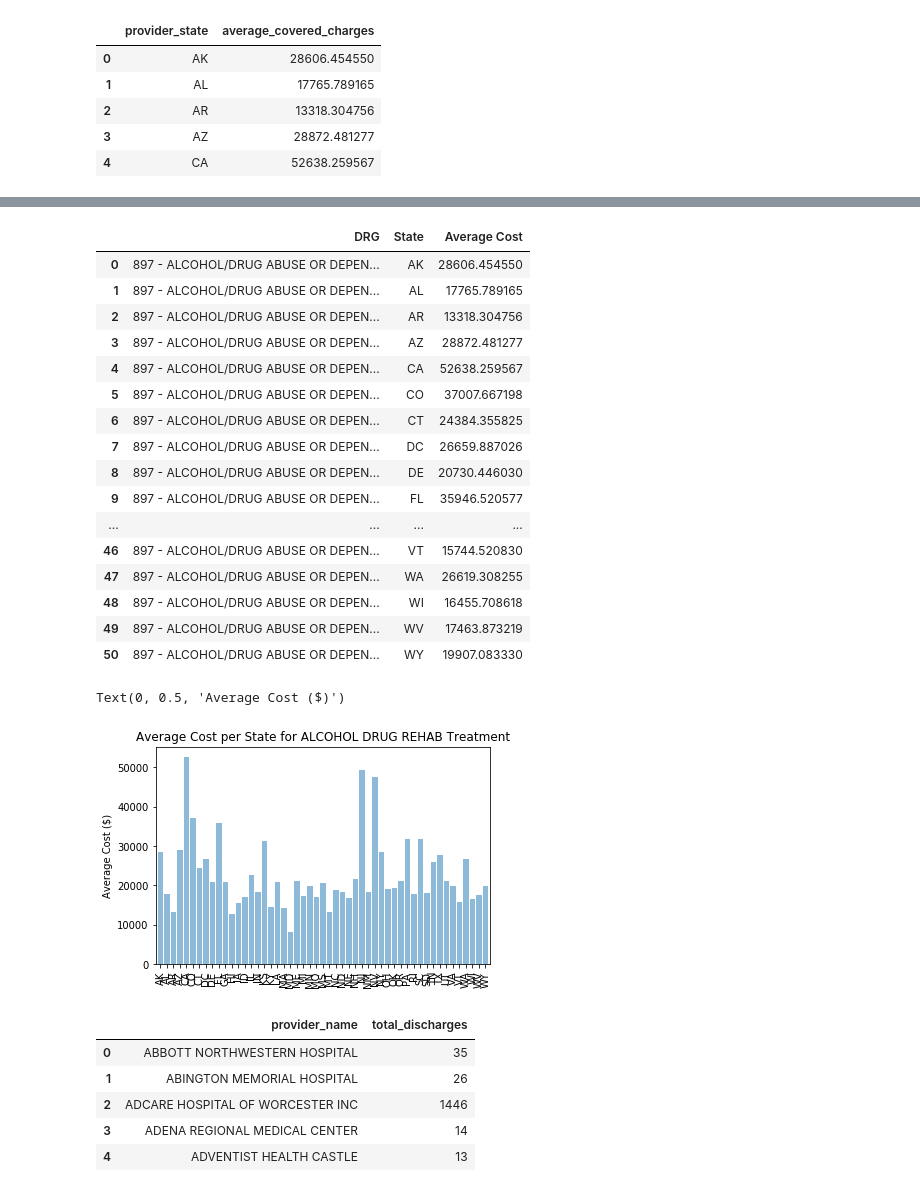
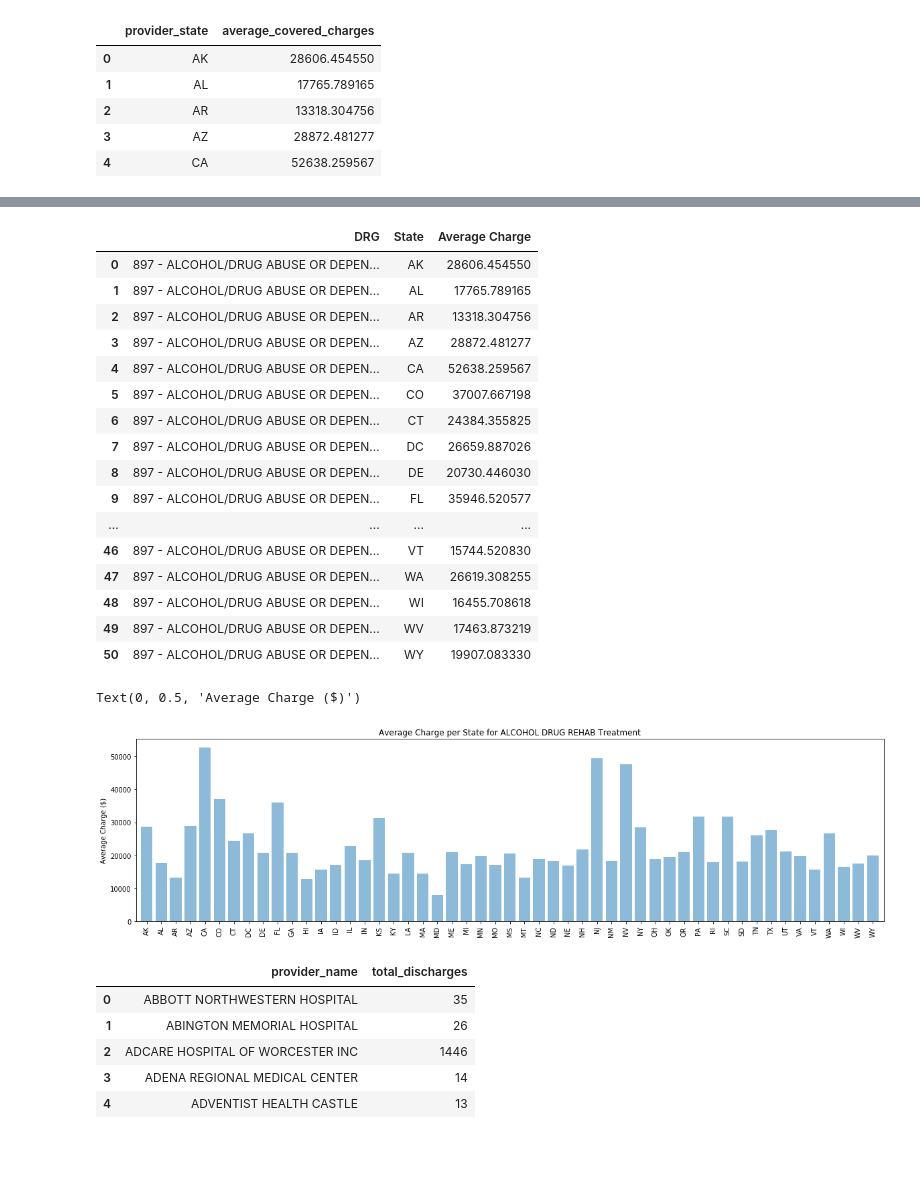
Before and after one commit to santannarenata/Healthcare_project, a Jupyter notebook: Code-API Updated.ipynb, the cells around one changed output, grey strips where cells are left out. Saved outputs shown, nothing was run; the diff lists cells and outputs as text; code cells hidden in the pictures; blank space fills up the shorter version.

```diff
--- a/Code-API Updated.ipynb
+++ b/Code-API Updated.ipynb
@@ -1373,9 +1374,9 @@ drg_ALCOHOL_DRUG_REHAB_TN_Nashville_ProviderList
 
 drg_ALCOHOL_DRUG_REHAB_TN_Nashville_Average_Covered_Charge_List = []
 
-for Cost in DataFrame_drg_ALCOHOL_DRUG_REHAB_TN_Nashville["average_covered_charges"]:
-    if Cost not in drg_ALCOHOL_DRUG_REHAB_TN_Nashville_Average_Covered_Charge_List:
-        drg_ALCOHOL_DRUG_REHAB_TN_Nashville_Average_Covered_Charge_List.append(Cost)
+for Charge in DataFrame_drg_ALCOHOL_DRUG_REHAB_TN_Nashville["average_covered_charges"]:
+    if Charge not in drg_ALCOHOL_DRUG_REHAB_TN_Nashville_Average_Covered_Charge_List:
+        drg_ALCOHOL_DRUG_REHAB_TN_Nashville_Average_Covered_Charge_List.append(Charge)
 
 drg_ALCOHOL_DRUG_REHAB_TN_Nashville_Average_Covered_Charge_List
 # %% [output]
@@ -1421,15 +1422,15 @@ Text(0, 0.5, 'Average Cost ($)')
 # %%
-# Store the Average Cost Data for the specific procedure Grouped by State by splitting up the data into groups based upon 'State'
+# Store the Average Charge Data for the specific procedure Grouped by State by splitting up the data into groups based upon 'State'
 # Filter the DataFrame down only to those columns to chart
-Average_ALCOHOL_DRUG_REHAB_Cost_for_data_grouped_by_State = DataFrame_drg_ALCOHOL_DRUG_REHAB.groupby(['provider_state'])
+Average_ALCOHOL_DRUG_REHAB_Charge_for_data_grouped_by_State = DataFrame_drg_ALCOHOL_DRUG_REHAB.groupby(['provider_state'])
 
 # # Convert to DataFrame
 
-Average_ALCOHOL_DRUG_REHAB_Cost_for_data_grouped_by_State_df = Average_ALCOHOL_DRUG_REHAB_Cost_for_data_grouped_by_State[["average_covered_charges"]].mean().reset_index()
+Average_ALCOHOL_DRUG_REHAB_Charge_for_data_grouped_by_State_df = Average_ALCOHOL_DRUG_REHAB_Charge_for_data_grouped_by_State[["average_covered_charges"]].mean().reset_index()
 
 # Preview DataFrame
 
-Average_ALCOHOL_DRUG_REHAB_Cost_for_data_grouped_by_State_df.head()
+Average_ALCOHOL_DRUG_REHAB_Charge_for_data_grouped_by_State_df.head()
 # %% [output]
 |  | provider_state | average_covered_charges |
 | 0 | AK | 28606.454550 |
@@ -1442,7 +1443,7 @@ Average_ALCOHOL_DRUG_REHAB_Cost_for_data_grouped_by_State_df.head()
 
 drg_ALCOHOL_DRUG_REHAB_State_List = []
 
-for State in Average_ALCOHOL_DRUG_REHAB_Cost_for_data_grouped_by_State_df["provider_state"]:
+for State in Average_ALCOHOL_DRUG_REHAB_Charge_for_data_grouped_by_State_df["provider_state"]:
     if State not in drg_ALCOHOL_DRUG_REHAB_State_List:
         drg_ALCOHOL_DRUG_REHAB_State_List.append(State)
 
@@ -1470,9 +1471,9 @@ drg_ALCOHOL_DRUG_REHAB_State_List
 
 drg_ALCOHOL_DRUG_REHAB_Average_Covered_Charge_by_State_List = []
 
-for Cost in Average_ALCOHOL_DRUG_REHAB_Cost_for_data_grouped_by_State_df["average_covered_charges"]:
-    if Cost not in drg_ALCOHOL_DRUG_REHAB_Average_Covered_Charge_by_State_List:
-        drg_ALCOHOL_DRUG_REHAB_Average_Covered_Charge_by_State_List.append(Cost)
+for Charge in Average_ALCOHOL_DRUG_REHAB_Charge_for_data_grouped_by_State_df["average_covered_charges"]:
+    if Charge not in drg_ALCOHOL_DRUG_REHAB_Average_Covered_Charge_by_State_List:
+        drg_ALCOHOL_DRUG_REHAB_Average_Covered_Charge_by_State_List.append(Charge)
 
 drg_ALCOHOL_DRUG_REHAB_Average_Covered_Charge_by_State_List
 # %% [output]
@@ -1494,15 +1495,15 @@ drg_ALCOHOL_DRUG_REHAB_Average_Covered_Charge_by_State_List
  17463.8732186,
  19907.08333]
 # %%
-# Create a DataFrame of the Average Cost by State for the specific procedure by merging the lists
-Average_Cost_of_ALCOHOL_DRUG_REHAB_per_State = pd.DataFrame({
+# Create a DataFrame of the Average Charge by State for the specific procedure by merging the lists
+Average_Charge_of_ALCOHOL_DRUG_REHAB_per_State = pd.DataFrame({
     "DRG": "897 - ALCOHOL/DRUG ABUSE OR DEPENDENCE W/O REHABILITATION THERAPY W/O MCC",
     "State": drg_ALCOHOL_DRUG_REHAB_State_List,
-    "Average Cost": drg_ALCOHOL_DRUG_REHAB_Average_Covered_Charge_by_State_List
+    "Average Charge": drg_ALCOHOL_DRUG_REHAB_Average_Covered_Charge_by_State_List
 })
-Average_Cost_of_ALCOHOL_DRUG_REHAB_per_State
+Average_Charge_of_ALCOHOL_DRUG_REHAB_per_State
 # %% [output]
-|  | DRG | State | Average Cost |
+|  | DRG | State | Average Charge |
 | 0 | 897 - ALCOHOL/DRUG ABUSE OR DEPEN... | AK | 28606.454550 |
 | 1 | 897 - ALCOHOL/DRUG ABUSE OR DEPEN... | AL | 17765.789165 |
 | 2 | 897 - ALCOHOL/DRUG ABUSE OR DEPEN... | AR | 13318.304756 |
@@ -1520,24 +1521,25 @@ Average_Cost_of_ALCOHOL_DRUG_REHAB_per_State
 | 49 | 897 - ALCOHOL/DRUG ABUSE OR DEPEN... | WV | 17463.873219 |
 | 50 | 897 - ALCOHOL/DRUG ABUSE OR DEPEN... | WY | 19907.083330 |
 # %%
-# Create a Bar Chart of the Average Cost per State for ALCOHOL_DRUG_REHABPROCEDURES
+# Create a Bar Chart of the Average Charge per State for ALCOHOL_DRUG_REHABPROCEDURES
 
 drg_ALCOHOL_DRUG_REHAB_Average_Covered_Charge_by_State_List_Values = drg_ALCOHOL_DRUG_REHAB_Average_Covered_Charge_by_State_List
 drg_ALCOHOL_DRUG_REHAB_State_List_Values = drg_ALCOHOL_DRUG_REHAB_State_List
 x_axis = np.arange(len(drg_ALCOHOL_DRUG_REHAB_State_List))
 
+plt.figure(figsize=(20,5))
 plt.bar(x_axis, drg_ALCOHOL_DRUG_REHAB_Average_Covered_Charge_by_State_List_Values, alpha=0.5, align="center")
 
 tick_locations = [value for value in x_axis]
 plt.xticks(tick_locations, drg_ALCOHOL_DRUG_REHAB_State_List_Values, rotation="vertical")
 
 plt.xlim(-0.75, len(x_axis)-0.25)
 
-plt.title("Average Cost per State for ALCOHOL DRUG REHAB Treatment")
-plt.ylabel("Average Cost ($)")
+plt.title("Average Charge per State for ALCOHOL DRUG REHAB Treatment")
+plt.ylabel("Average Charge ($)")
 # %% [output]
-Text(0, 0.5, 'Average Cost ($)')
+Text(0, 0.5, 'Average Charge ($)')
-[figure, old version]
+[figure, new version]
 # %%
 # Store the Total Discharge Volume Data for the specific procedure Grouped by Provider by splitting up the data into groups based upon 'Provider'
 # Filter the DataFrame down only to those columns to chart
```
Also changed, not shown: parts of 36 cells of this notebook, 1 other file.
